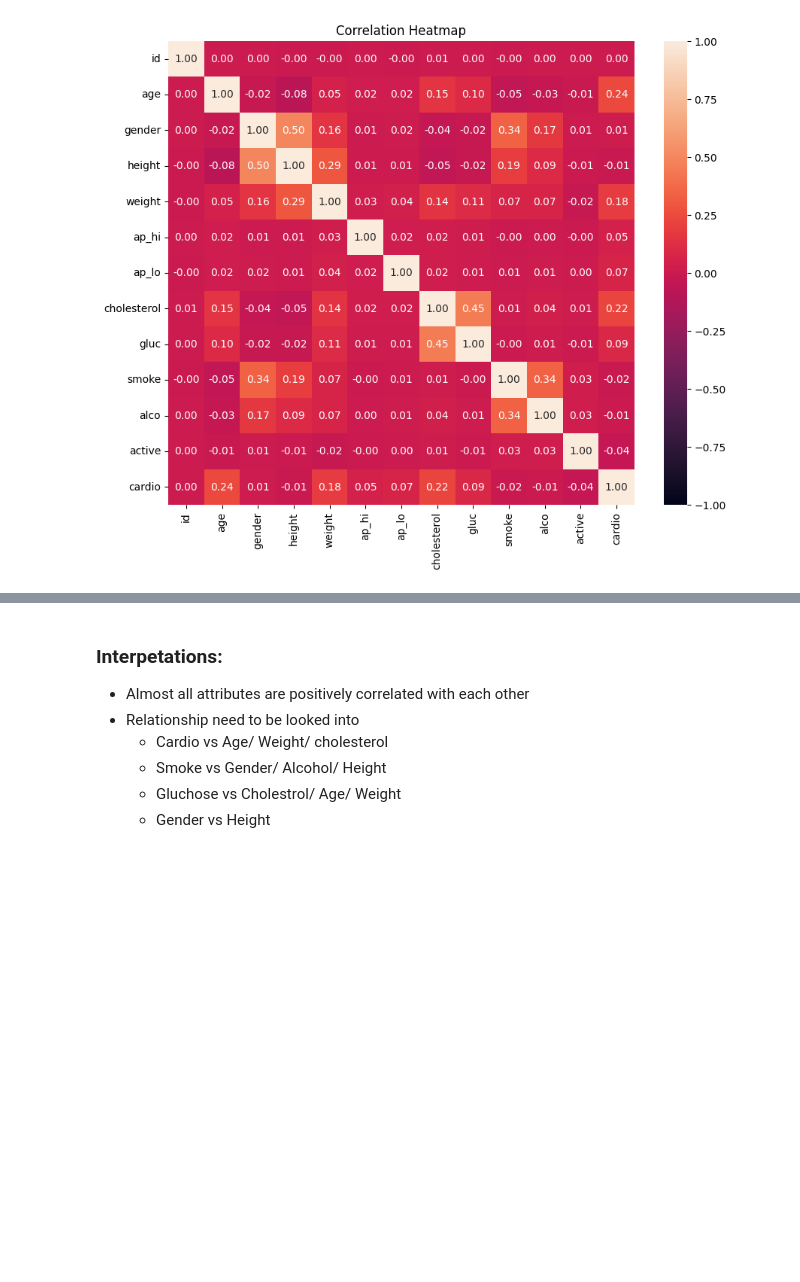
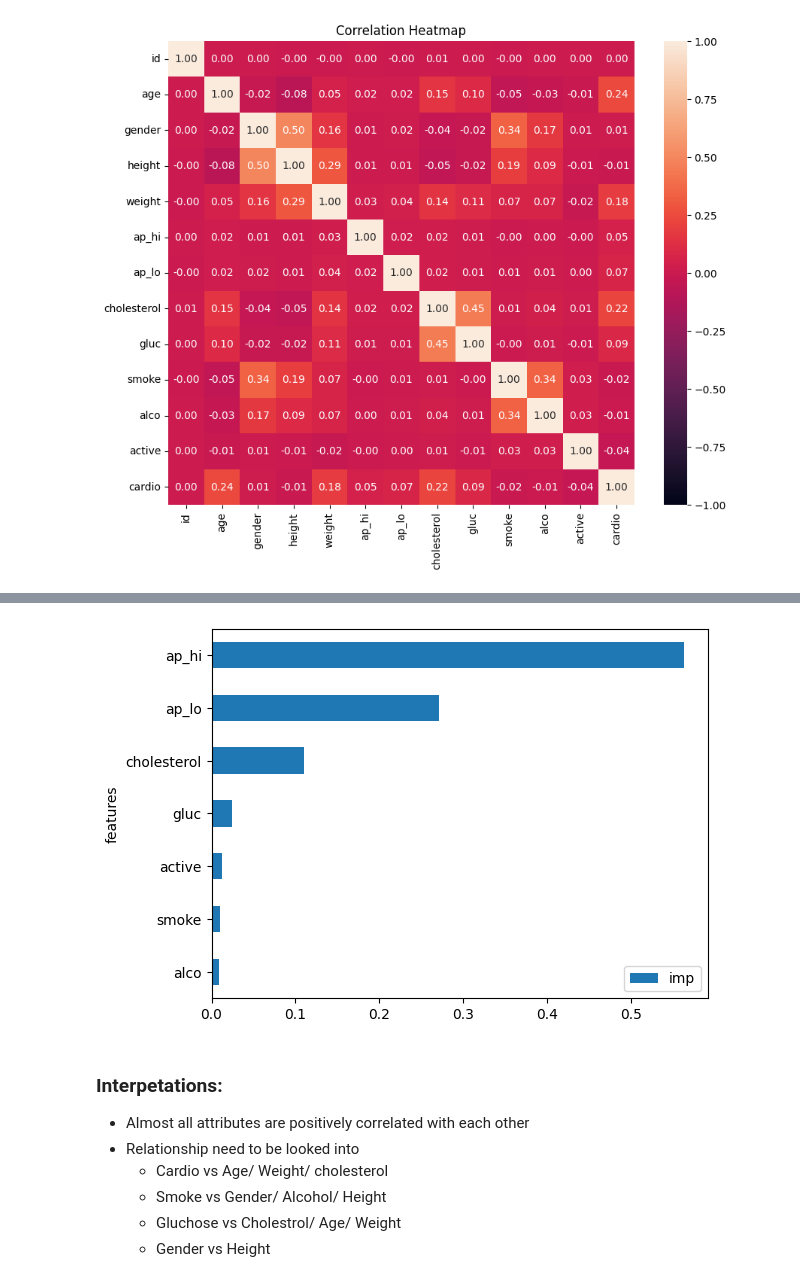
Before and after one commit to BrainsCorp/Data-Science-Stuff, a Jupyter notebook: predicting_cardio_disease/notebooks/0.02-vishal-eda-2.ipynb, the cells around one changed output, grey strips where cells are left out. Drawn from its saved outputs; the diff is of its cells as text; code cells hidden in the pictures; blank space fills up the shorter version.

```diff
--- a/predicting_cardio_disease/notebooks/0.02-vishal-eda-2.ipynb
+++ b/predicting_cardio_disease/notebooks/0.02-vishal-eda-2.ipynb
@@ -31,3 +33,18 @@ savefig(plt, figname)
 plt.show()
 # %% [output]
 [figure]
+# %%
+# strong predictors of cardiovascular disease
+from sklearn.ensemble import RandomForestClassifier
+
+# Train a Random Forest
+X = df[['ap_hi', 'ap_lo', 'cholesterol', 'gluc', 'smoke', 'alco', 'active']]
+y = df['cardio']
+rf = RandomForestClassifier(random_state=42)
+rf.fit(X, y)
+
+# Feature importance
+importances = rf.feature_importances_
+features = X.columns
+feat_imp = pd.DataFrame({'features':features, 'imp':importances})
+feat_imp.sort_values(by='imp', ascending=False)
@@ -34,3 +60,8 @@ plt.show()
+# %%
+feat_imp.sort_values(by='imp', ascending=True).plot(kind='barh', y='imp', x='features')
+plt.show()
+# %% [output]
+[figure, added]
 # %% [markdown]
 ### Interpetations:
 - Almost all attributes are positively correlated with each other
```
Also changed, not shown: parts of 34 cells of this notebook.
